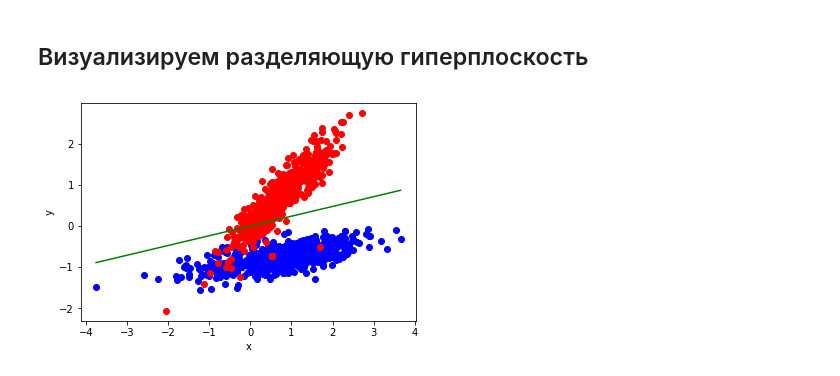
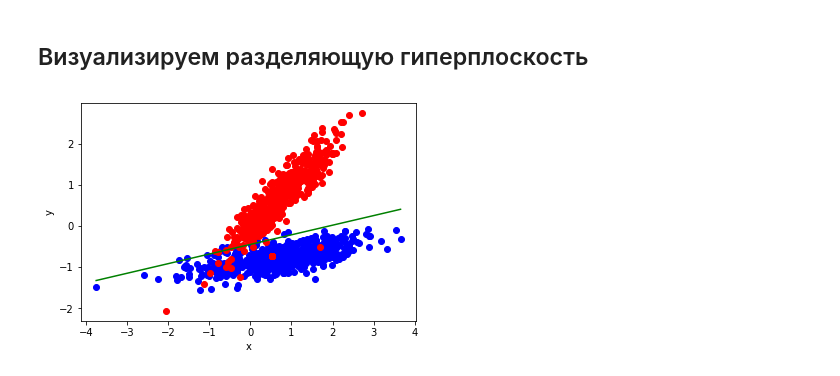
Before and after one commit to MirAlexey/netology-ds, a Jupyter notebook: HW_14/004-classification.ipynb, the cells around one changed output. Saved outputs shown, nothing was run; the diff lists cells and outputs as text; code cells hidden in the pictures.

```diff
--- a/HW_14/004-classification.ipynb
+++ b/HW_14/004-classification.ipynb
@@ -224,14 +224,14 @@ plt.plot(learning_curve);
 # %% [markdown]
 ## Визуализируем разделяющую гиперплоскость
 # %%
-y_pred = - X[:, 0] * weights[0, 0] / weights[0, 1]
+y_pred = - (X[:, 0] * weights[0, 0]+b) / weights[0, 1]
 
 order = np.argsort(X[:, 0])
 
 plt.xlabel('x')
 plt.ylabel('y')
 plt.plot(X[ones, 0], X[ones, 1], 'ob',
          X[zeros, 0], X[zeros, 1], 'or',
          X[order, 0], y_pred[order], '-g');
 # %% [output]
-[figure, old version]
+[figure, new version]
```
